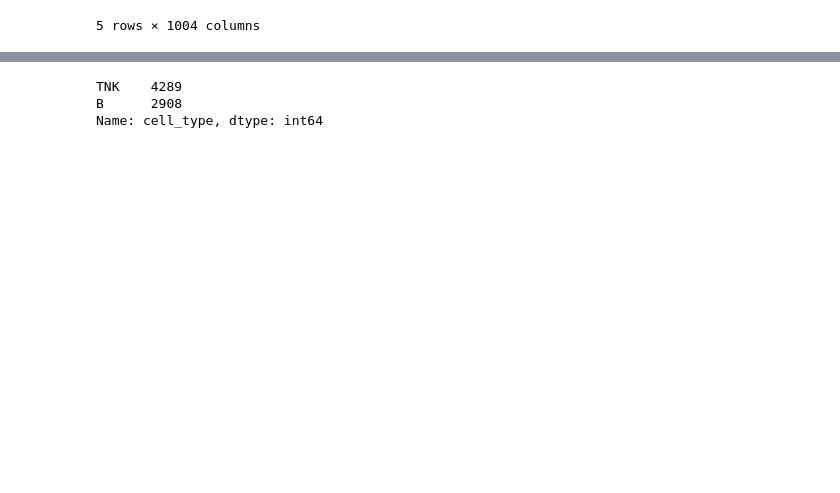
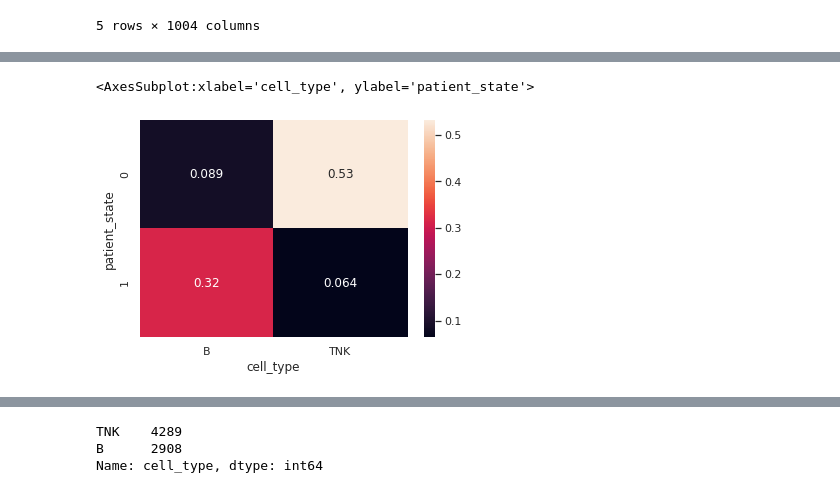
Before and after one commit to adrienju/LLC, a Jupyter notebook: Data Visualization.ipynb, the cells around one changed output, grey strips where cells are left out. Cells and saved outputs as stored; diff of their text form; code cells hidden in the pictures; blank space fills up the shorter version.

```diff
--- a/Data Visualization.ipynb
+++ b/Data Visualization.ipynb
@@ -22,3 +37,10 @@ df["patient_state"] = df['patient_state'].map({'malade':1,'sain':0})
+# %%
+
+crosstab_ptable = pd.crosstab(df["patient_state"], df["cell_type"], normalize=True)
+sns.heatmap(crosstab_ptable, annot=True )
+# %% [output]
+<AxesSubplot:xlabel='cell_type', ylabel='patient_state'>
+[figure, added]
 # %%
 des = df.describe()
 des
```
Also changed, not shown: parts of 9 cells of this notebook.
